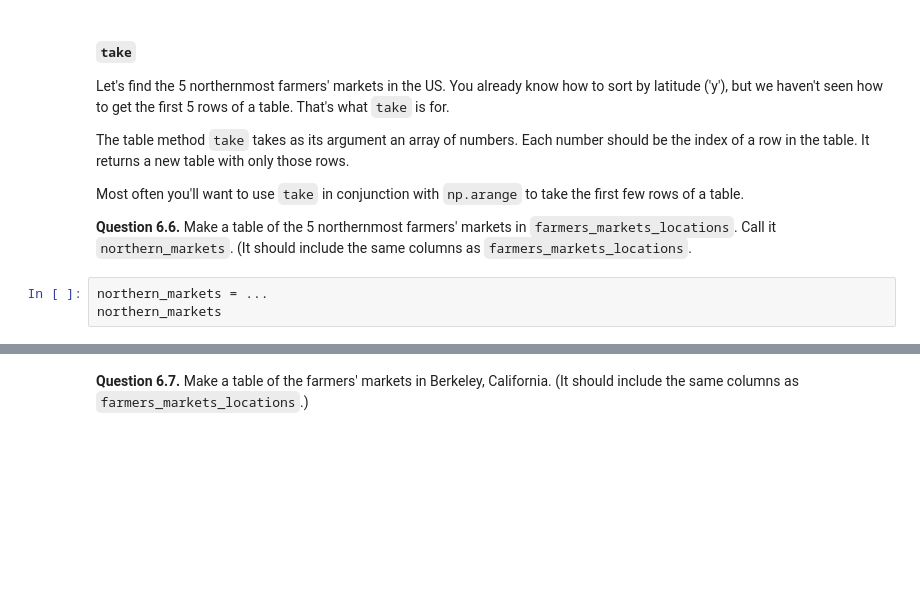
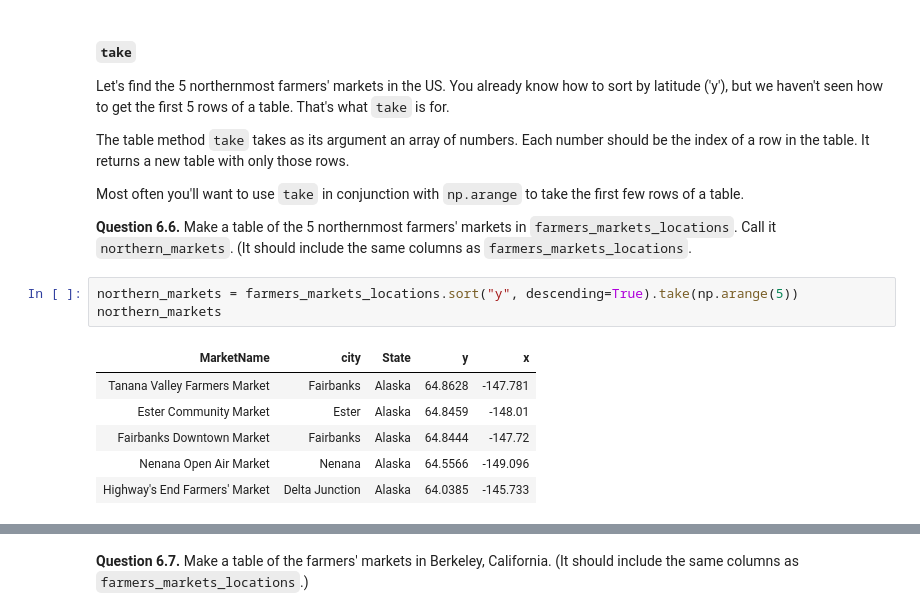
Before and after one commit to ferpart/data_science, a Jupyter notebook: labs/lab03/lab03.ipynb, the cells around one changed output, grey strips where cells are left out. Cells and saved outputs as stored; diff of their text form; blank space fills up the shorter version.

```diff
--- a/labs/lab03/lab03.ipynb
+++ b/labs/lab03/lab03.ipynb
@@ -653,8 +765,15 @@ The table method `take` takes as its argument an array of numbers.  Each number
 Most often you'll want to use `take` in conjunction with `np.arange` to take the first few rows of a table.
 
 **Question 6.6.** Make a table of the 5 northernmost farmers' markets in `farmers_markets_locations`.  Call it `northern_markets`.  (It should include the same columns as `farmers_markets_locations`.
-# %%
-northern_markets = ...
-northern_markets
+# %%
+northern_markets = farmers_markets_locations.sort("y", descending=True).take(np.arange(5))
+northern_markets
+# %% [output]
+| MarketName | city | State | y | x |
+| Tanana Valley Farmers Market | Fairbanks | Alaska | 64.8628 | -147.781 |
+| Ester Community Market | Ester | Alaska | 64.8459 | -148.01 |
+| Fairbanks Downtown Market | Fairbanks | Alaska | 64.8444 | -147.72 |
+| Nenana Open Air Market | Nenana | Alaska | 64.5566 | -149.096 |
+| Highway's End Farmers' Market | Delta Junction | Alaska | 64.0385 | -145.733 |
 # %%
 _ = ok.grade('q6_6')
```
Also changed, not shown: parts of 22 cells of this notebook.
